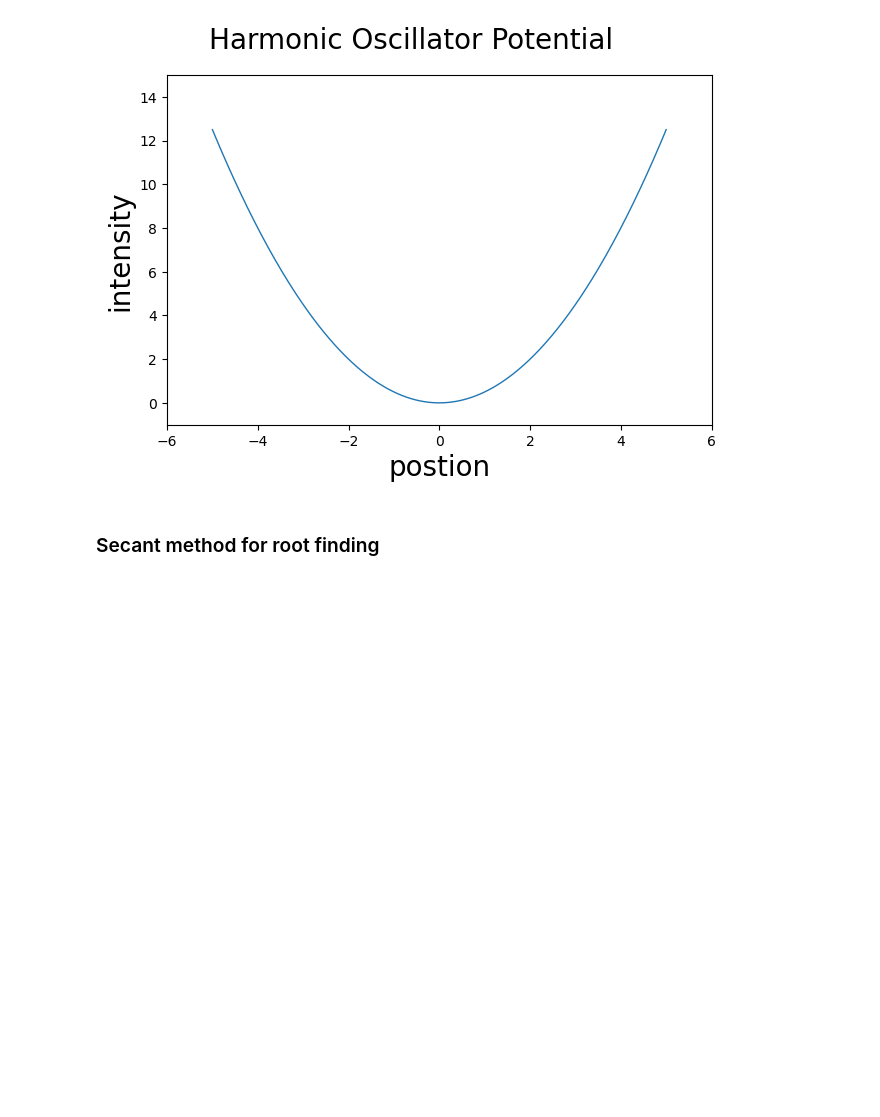
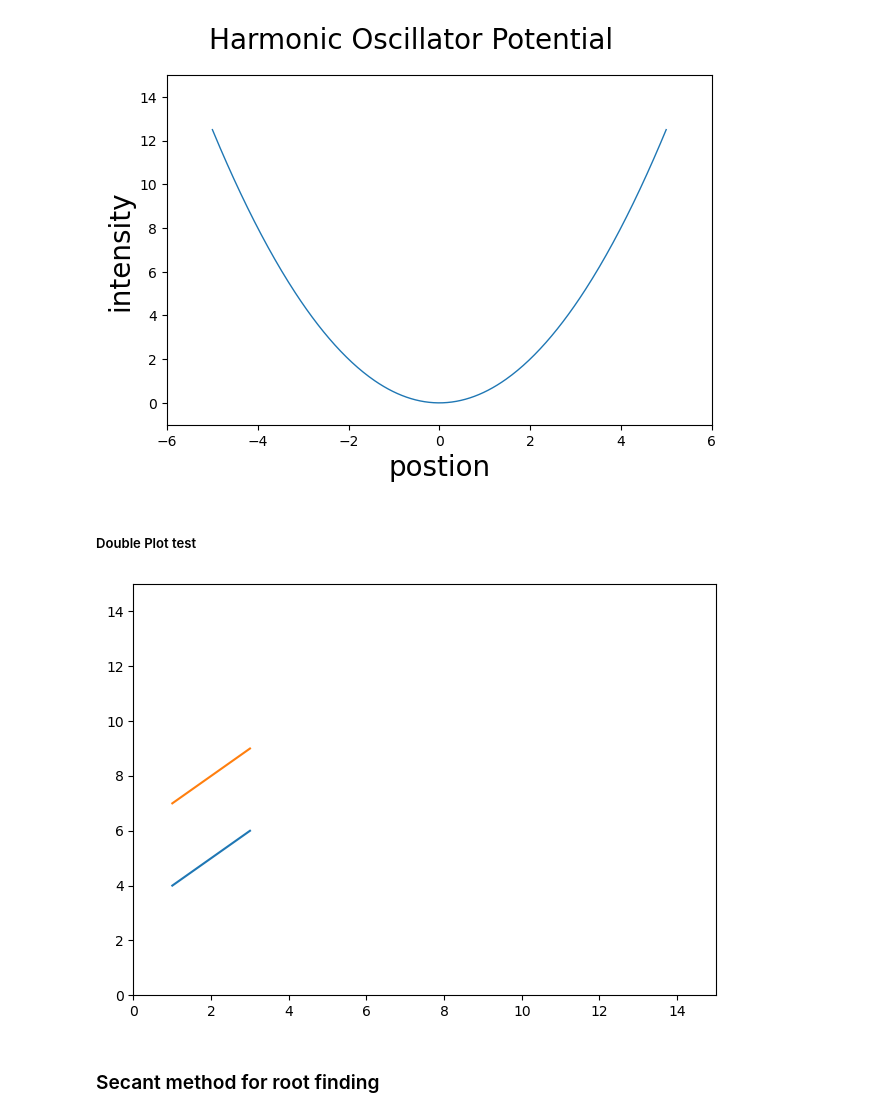
Before and after one commit to Anthony904175/Thermal_Inversions, a Jupyter notebook: Inverter/Thermal_Occupation/Thermal_Occ_Redux.ipynb, the cells around one changed output. Saved outputs shown, nothing was run; the diff lists cells and outputs as text; code cells hidden in the pictures; blank space fills up the shorter version.

Commit message:
Added MultiPlot and sigmoidal part

```diff
--- a/Inverter/Thermal_Occupation/Thermal_Occ_Redux.ipynb
+++ b/Inverter/Thermal_Occupation/Thermal_Occ_Redux.ipynb
@@ -58,5 +60,5 @@ def v_harm(x):
 # %%
-def plotFunction(Function, a, b, Ngrid, N="None", eigenValues="None",eigenVaectors="None", x_lim1=0, x_lim2=10, y_lim1=-1, y_lim2=10, xlabel="", ylabel="", title="", ncols=1, thickGraph="no", plotPoint="no", px=0, pfx=0):
+def plotFunction(Function, a, b, Ngrid, N="None", eigenValues="None",eigenVaectors="None", x_lim1=0, x_lim2=10, y_lim1=-1, y_lim2=10, xlabel="", ylabel="", title="", ncols=1, thickGraph="n", plotPoint="n", px=0, pfx=0):
         """
         Description: Plot function for notebook
         Current Capabilites: Built to test different functions to make sure they are working as expected
@@ -89,11 +91,11 @@ def plotFunction(Function, a, b, Ngrid, N="None", eigenValues="None",eigenVaecto
                 print("Quitting Plot Function. Please adjust parameters and try again")
 
                 return
-        x = linspace(a,b,Ngrid)
+        x = linspace(a, b, Ngrid)
         #---------------> Plot
         fig, ax = plt.subplots(ncols, dpi=100) #sharex=True, sharey=True, dpi=200)
         #---------------> Data
-        ax.plot(x, Function(x), linewidth=1,)
+        ax.plot(x, Function(x), linewidth=1)
         if thickGraph =="y":
                 ax.plot(x, Function(x), linewidth=3,)
         if plotPoint =="y":
@@ -120,6 +182,16 @@ def plotFunction(Function, a, b, Ngrid, N="None", eigenValues="None",eigenVaecto
 plotFunction(v_harm, -5, 5, 401, x_lim1=-6, x_lim2=6, y_lim1=-1, y_lim2=15, xlabel="postion", ylabel="intensity" ,title="Harmonic Oscillator Potential", ncols=1)
 # %% [output]
 [figure]
+# %% [markdown]
+##### Double Plot test
+# %%
+a, b, Ngrid = -100, 100, 100
+test1 = [1, 2, 3]
+test2 = [4, 5, 6]
+test3 = [7, 8, 9]
+Multiplot(test1, test2, test3, a, b, Ngrid, x_lim1=0, x_lim2=15, y_lim1=0, y_lim2=15)
+# %% [output]
+[figure, added]
 # %% [markdown]
 ### Secant method for root finding
 # %%
```
Also changed, not shown: parts of 10 cells of this notebook.
